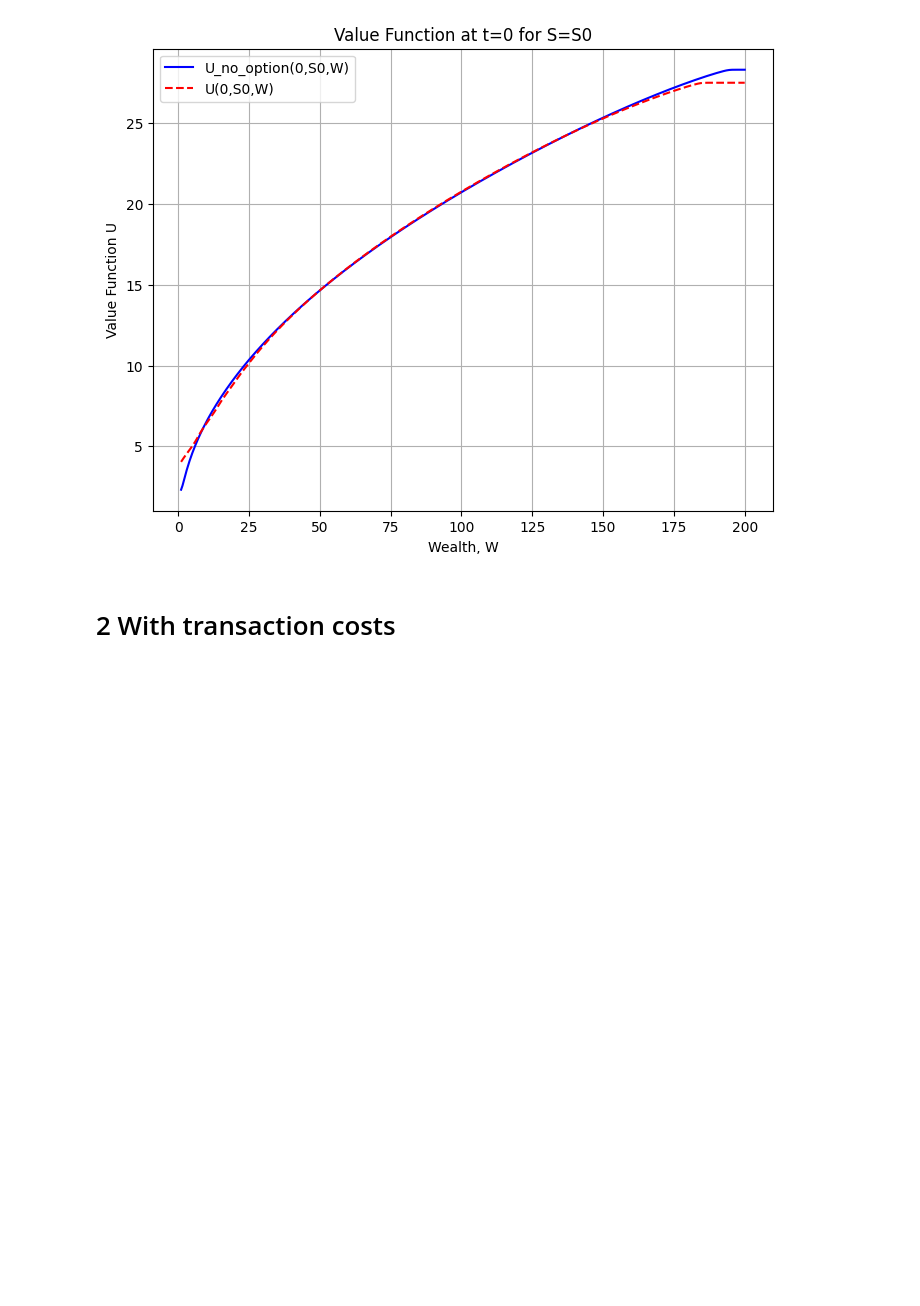
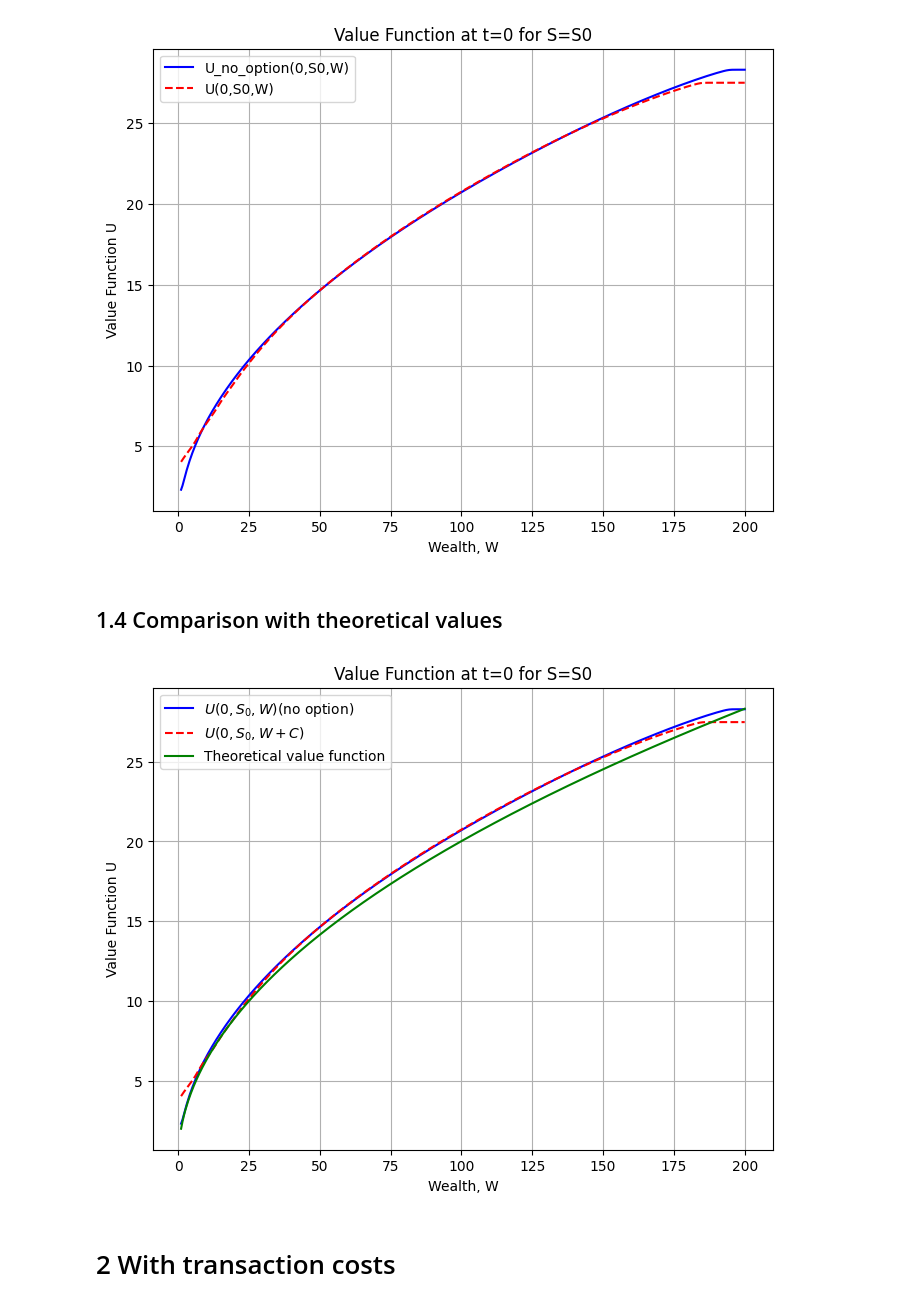
Before and after one commit to JulesArzel/Deep_Hedging_v2, a Jupyter notebook: Main.ipynb, the cells around one changed output. Saved outputs shown, nothing was run; the diff lists cells and outputs as text; code cells hidden in the pictures; blank space fills up the shorter version.

Commit message:
theoretical values

```diff
--- a/Main.ipynb
+++ b/Main.ipynb
@@ -167,3 +167,47 @@ plt.show()
 # %% [output]
 Optimal C = 9.736246091794968
 [figure]
+# %% [markdown]
+## 1.4 Comparison with theoretical values
+# %%
+# ------------------------------
+# Black-Scholes Call Price Function
+# ------------------------------
+def call_price(t, S, T, r, sigma, K):
+    tau = T - t
+    if tau < 1e-8:
+        return max(S - K, 0)
+    d1 = (np.log(S/K) + (r + 0.5*sigma**2)*tau) / (sigma*np.sqrt(tau))
+    d2 = d1 - sigma*np.sqrt(tau)
+    return S * norm.cdf(d1) - K * np.exp(-r*tau) * norm.cdf(d2)
+
+def Delta(t, S, T, r, sigma, K):
+    tau = T-t
+    d1 = (np.log(S/K) + (r + 0.5*sigma**2)*tau) / (sigma*np.sqrt(tau))
+    return norm.cdf(d1)
+
+# ------------------------------
+# Theoretical U function
+# ------------------------------
+
+def U_explicit(t,T,r,alpha,sigma,S,W,gamma,K):
+    v = (1/2)*(((alpha-r)/sigma)**2)*(1/(1-gamma)) + r
+    g = np.exp(v*r*(T-t))
+    f = call_price(t, S, T, r, sigma, K)
+    return g*((W-f)**gamma)/gamma
+
+W_shifted = W_grid + call_price(0,S0,T,r,sigma,K)
+U_theo = [U_explicit(0,T,r,alpha,sigma,S0,W,gamma,K) for W in W_shifted]
+
+plt.figure(figsize=(8,6))
+plt.plot(W_grid, U_no_opt[(0, 0)], 'b-', label=r"$U(0,S_0,W)$(no option)")
+plt.plot(W_grid, U_min, 'r--', label=r"$U(0,S_0,W+C)$")
+plt.plot(W_grid, U_theo, 'g-', label = 'Theoretical value function')
+plt.xlabel("Wealth, W")
+plt.ylabel("Value Function U")
+plt.title("Value Function at t=0 for S=S0")
+plt.legend()
+plt.grid(True)
+plt.show()
+# %% [output]
+[figure, added]
```
Also changed, not shown: parts of 2 cells of this notebook.
